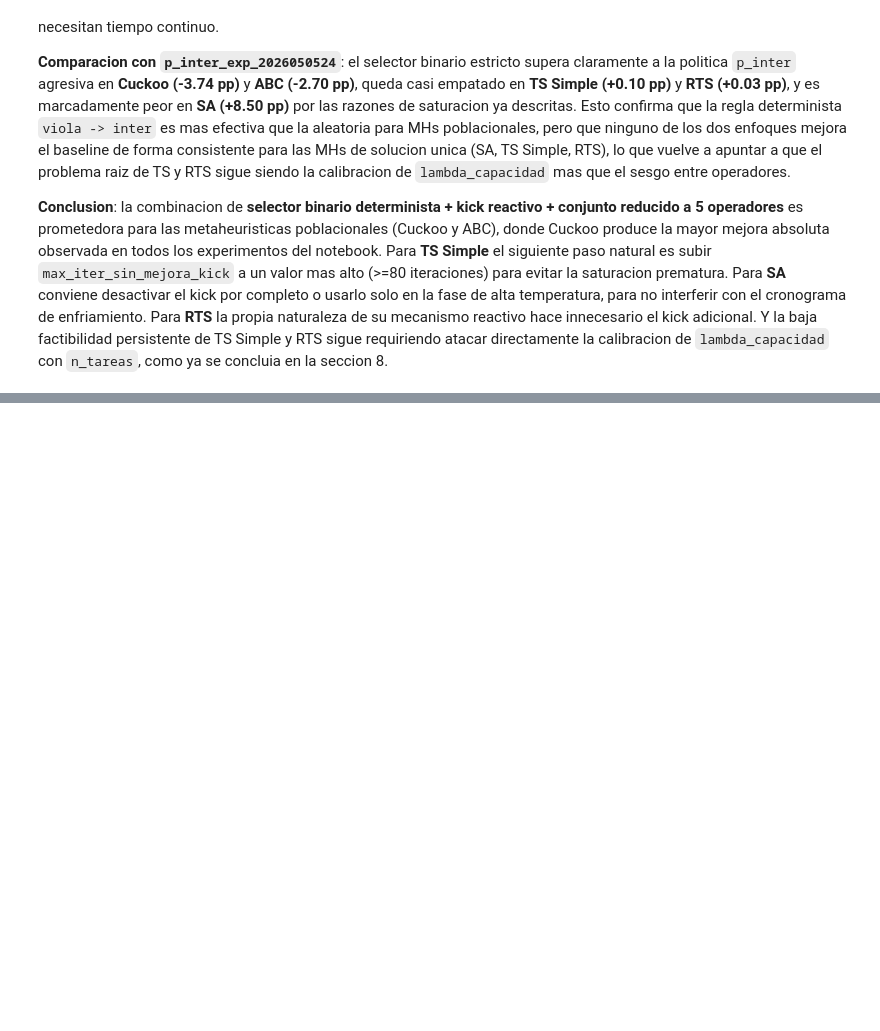
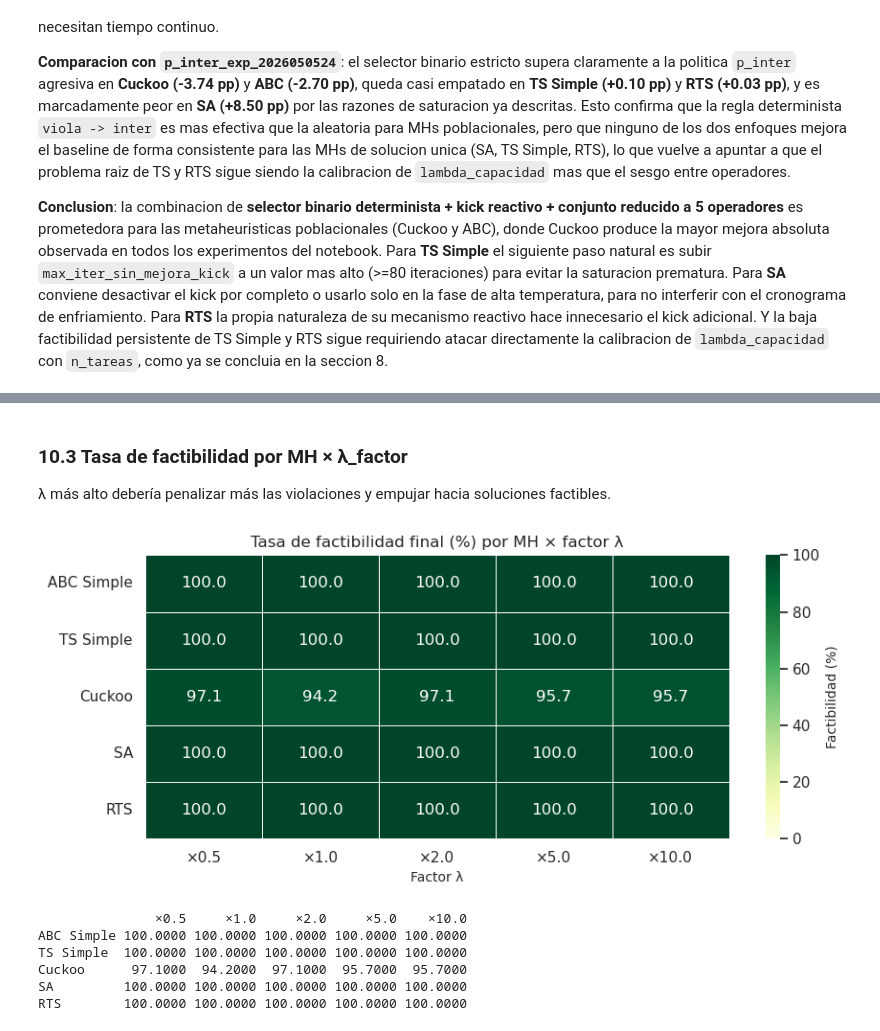
Before and after one commit to Alhely/MetaCARP_Proyecto, a Jupyter notebook: analisis_operadores_20260520/analisis_exploratorio_operadores.ipynb, the cells around one changed output, grey strips where cells are left out. Cells and saved outputs as stored; diff of their text form; code cells hidden in the pictures; blank space fills up the shorter version.

```diff
--- a/analisis_operadores_20260520/analisis_exploratorio_operadores.ipynb
+++ b/analisis_operadores_20260520/analisis_exploratorio_operadores.ipynb
@@ -1005,0 +1129,36 @@ La variante **strict_intra_inter_20260524** produce resultados claramente mixtos
+# %% [markdown]
+### 10.3 Tasa de factibilidad por MH × λ_factor
+
+λ más alto debería penalizar más las violaciones y empujar hacia soluciones factibles.
+# %%
+pivot_fact = (
+    df_lam.groupby(['metaheuristica', 'lambda_factor'])['mejor_solucion_factible_final']
+          .mean()
+          .unstack('lambda_factor')
+          .mul(100)
+          .round(1)
+)
+pivot_fact.index = [MH_LABELS.get(m, m) for m in pivot_fact.index]
+pivot_fact.columns = [f'×{c}' for c in pivot_fact.columns]
+
+fig, ax = plt.subplots(figsize=(9, 4))
+sns.heatmap(pivot_fact, annot=True, fmt='.1f', cmap='YlGn',
+            vmin=0, vmax=100,
+            cbar_kws={'label': 'Factibilidad (%)'}, ax=ax,
+            linewidths=0.5)
+ax.set_title('Tasa de factibilidad final (%) por MH × factor λ')
+ax.set_xlabel('Factor λ')
+ax.set_ylabel('')
+plt.tight_layout()
+plt.show()
+
+print()
+print(pivot_fact.to_string())
+# %% [output]
+[figure, added]
+               ×0.5     ×1.0     ×2.0     ×5.0    ×10.0
+ABC Simple 100.0000 100.0000 100.0000 100.0000 100.0000
+TS Simple  100.0000 100.0000 100.0000 100.0000 100.0000
+Cuckoo      97.1000  94.2000  97.1000  95.7000  95.7000
+SA         100.0000 100.0000 100.0000 100.0000 100.0000
+RTS        100.0000 100.0000 100.0000 100.0000 100.0000
```
Also changed, not shown: parts of 12 cells of this notebook, 1 other file.
